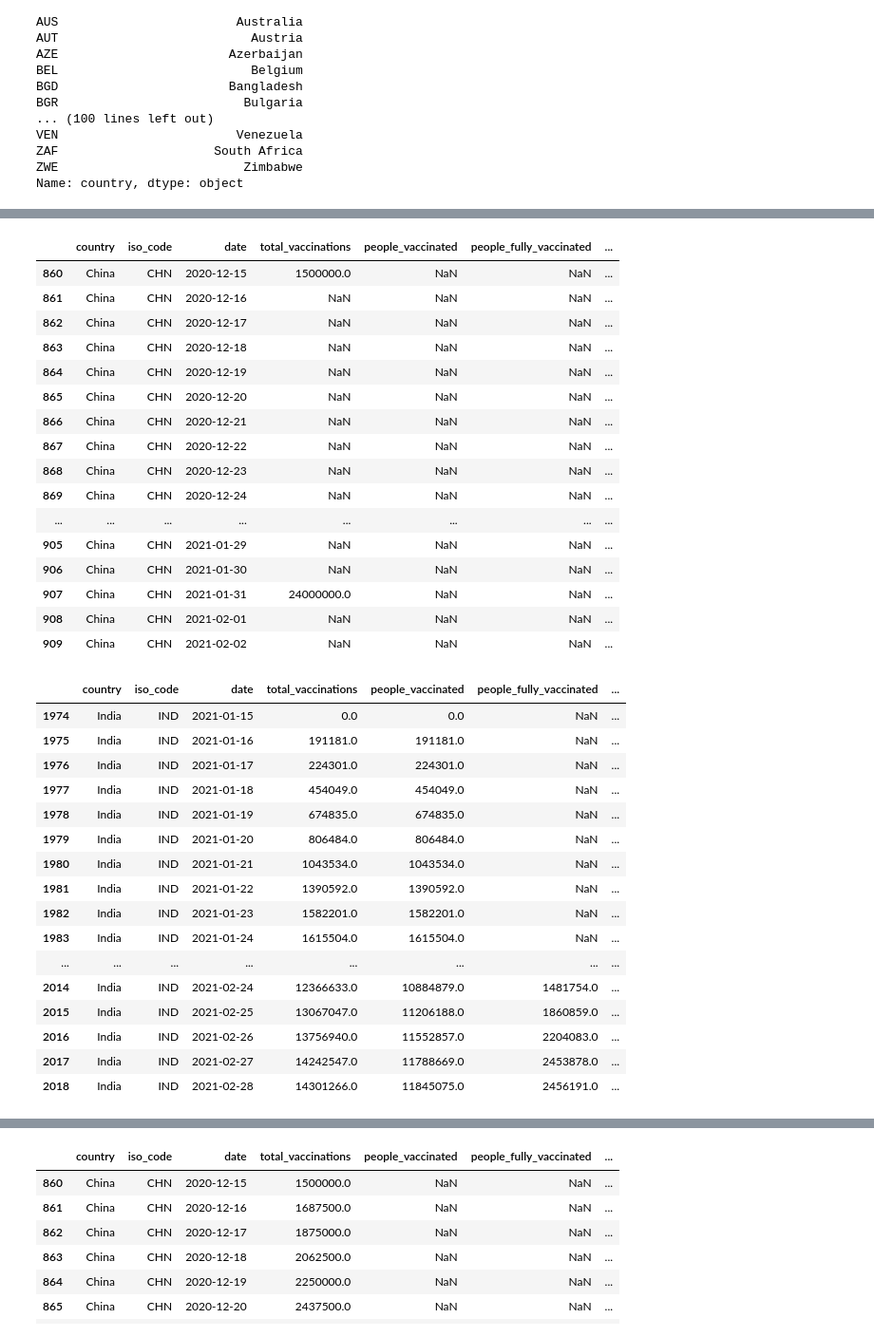
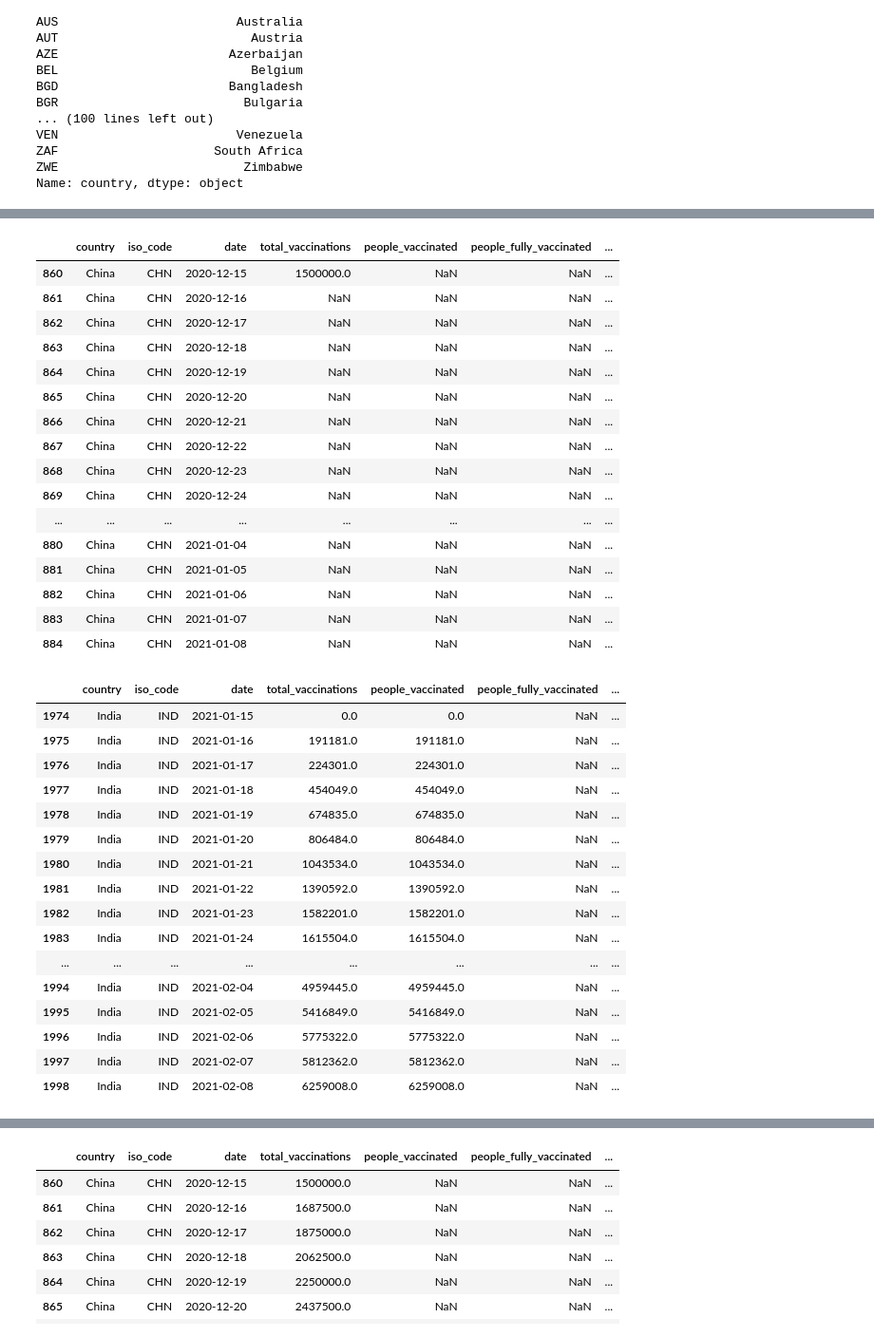
Before and after one commit to hitallocavas/covid-19-data-analysis, a Jupyter notebook: covid_19_analisys.ipynb, the cells around one changed output, grey strips where cells are left out. Shown at 95% size. Drawn from its saved outputs; the diff is of its cells as text; code cells hidden in the pictures.

```diff
--- a/covid_19_analisys.ipynb
+++ b/covid_19_analisys.ipynb
@@ -221,5 +307,5 @@ country_vaccinations[country_vaccinations["iso_code"] == "ALB"].head(50)
 # %%
-country_vaccinations[country_vaccinations["iso_code"] == "CHN"].head(50)
+country_vaccinations[country_vaccinations["iso_code"] == "CHN"].head(25)
 # %% [output]
 |  | country | iso_code | date | total_vaccinations | people_vaccinated | people_fully_vaccinated | ... |
 | 860 | China | CHN | 2020-12-15 | 1500000.0 | NaN | NaN | ... |
@@ -233,29 +319,29 @@ country_vaccinations[country_vaccinations["iso_code"] == "CHN"].head(50)
 | 868 | China | CHN | 2020-12-23 | NaN | NaN | NaN | ... |
 | 869 | China | CHN | 2020-12-24 | NaN | NaN | NaN | ... |
 | ... | ... | ... | ... | ... | ... | ... | ... |
-| 905 | China | CHN | 2021-01-29 | NaN | NaN | NaN | ... |
-| 906 | China | CHN | 2021-01-30 | NaN | NaN | NaN | ... |
-| 907 | China | CHN | 2021-01-31 | 24000000.0 | NaN | NaN | ... |
-| 908 | China | CHN | 2021-02-01 | NaN | NaN | NaN | ... |
-| 909 | China | CHN | 2021-02-02 | NaN | NaN | NaN | ... |
+| 880 | China | CHN | 2021-01-04 | NaN | NaN | NaN | ... |
+| 881 | China | CHN | 2021-01-05 | NaN | NaN | NaN | ... |
+| 882 | China | CHN | 2021-01-06 | NaN | NaN | NaN | ... |
+| 883 | China | CHN | 2021-01-07 | NaN | NaN | NaN | ... |
+| 884 | China | CHN | 2021-01-08 | NaN | NaN | NaN | ... |
 # %%
-country_vaccinations[country_vaccinations["iso_code"] == "IND"].head(50)
+country_vaccinations[country_vaccinations["iso_code"] == "IND"].head(25)
 # %% [output]
 |  | country | iso_code | date | total_vaccinations | people_vaccinated | people_fully_vaccinated | ... |
 | 1974 | India | IND | 2021-01-15 | 0.0 | 0.0 | NaN | ... |
 | 1975 | India | IND | 2021-01-16 | 191181.0 | 191181.0 | NaN | ... |
 | 1976 | India | IND | 2021-01-17 | 224301.0 | 224301.0 | NaN | ... |
 | 1977 | India | IND | 2021-01-18 | 454049.0 | 454049.0 | NaN | ... |
 | 1978 | India | IND | 2021-01-19 | 674835.0 | 674835.0 | NaN | ... |
 | 1979 | India | IND | 2021-01-20 | 806484.0 | 806484.0 | NaN | ... |
 | 1980 | India | IND | 2021-01-21 | 1043534.0 | 1043534.0 | NaN | ... |
 | 1981 | India | IND | 2021-01-22 | 1390592.0 | 1390592.0 | NaN | ... |
 | 1982 | India | IND | 2021-01-23 | 1582201.0 | 1582201.0 | NaN | ... |
 | 1983 | India | IND | 2021-01-24 | 1615504.0 | 1615504.0 | NaN | ... |
 | ... | ... | ... | ... | ... | ... | ... | ... |
-| 2014 | India | IND | 2021-02-24 | 12366633.0 | 10884879.0 | 1481754.0 | ... |
-| 2015 | India | IND | 2021-02-25 | 13067047.0 | 11206188.0 | 1860859.0 | ... |
-| 2016 | India | IND | 2021-02-26 | 13756940.0 | 11552857.0 | 2204083.0 | ... |
-| 2017 | India | IND | 2021-02-27 | 14242547.0 | 11788669.0 | 2453878.0 | ... |
-| 2018 | India | IND | 2021-02-28 | 14301266.0 | 11845075.0 | 2456191.0 | ... |
+| 1994 | India | IND | 2021-02-04 | 4959445.0 | 4959445.0 | NaN | ... |
+| 1995 | India | IND | 2021-02-05 | 5416849.0 | 5416849.0 | NaN | ... |
+| 1996 | India | IND | 2021-02-06 | 5775322.0 | 5775322.0 | NaN | ... |
+| 1997 | India | IND | 2021-02-07 | 5812362.0 | 5812362.0 | NaN | ... |
+| 1998 | India | IND | 2021-02-08 | 6259008.0 | 6259008.0 | NaN | ... |
 # %%
```
Also changed, not shown: parts of 67 cells of this notebook.
